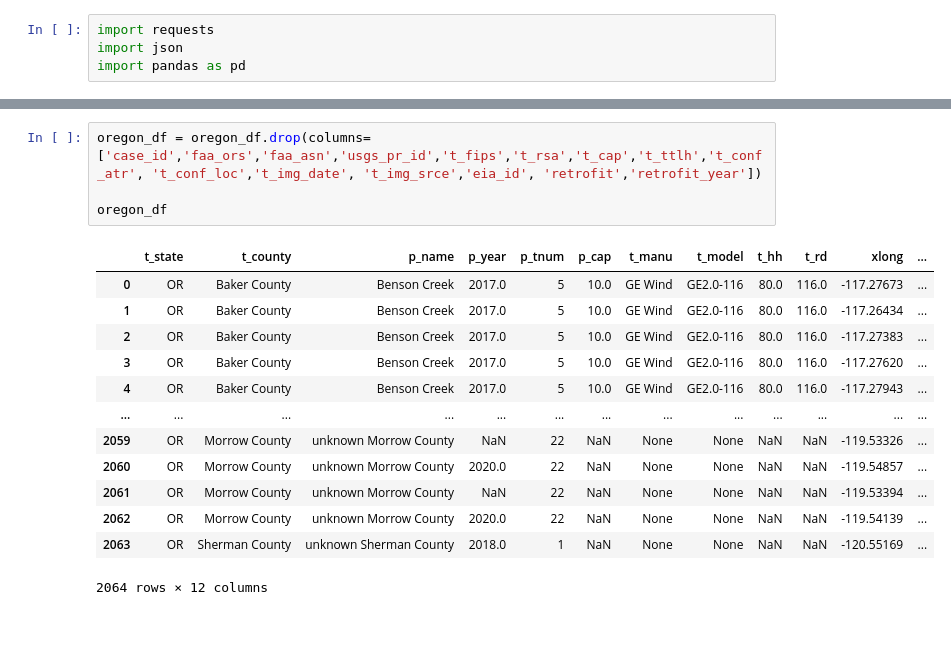
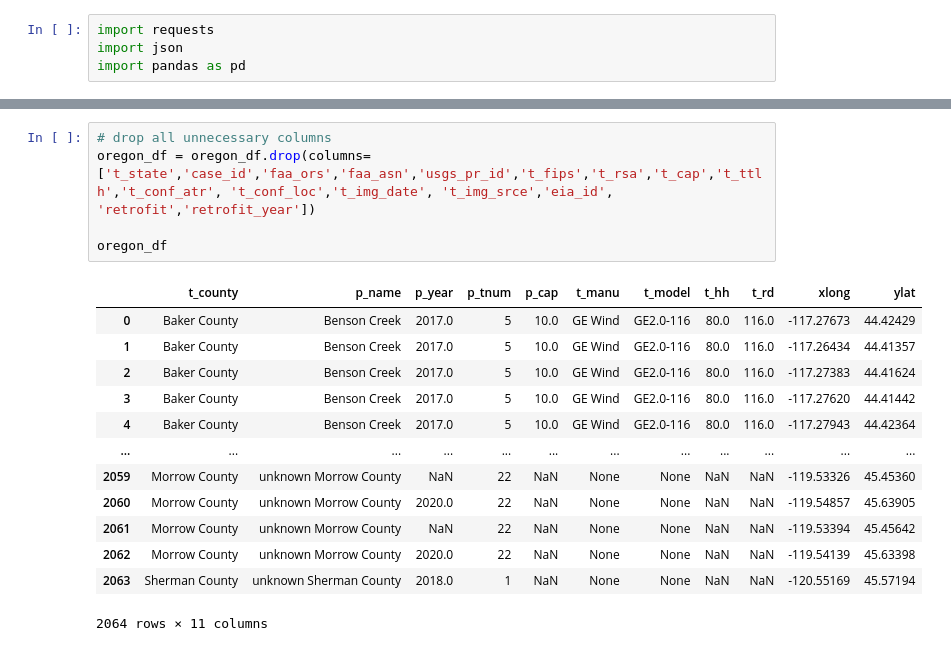
Before and after one commit to cjengleson/Project-1-Repo, a Jupyter notebook: Oregon Wind Farm Data/Oregon Wind Farms.ipynb, the cells around one changed output, grey strips where cells are left out. Drawn from its saved outputs; the diff is of its cells as text.

Commit message:
updated states

```diff
--- a/Oregon Wind Farm Data/Oregon Wind Farms.ipynb
+++ b/Oregon Wind Farm Data/Oregon Wind Farms.ipynb
@@ -71,18 +34,19 @@ Name: p_year, dtype: int64
 # %%
-oregon_df = oregon_df.drop(columns=['case_id','faa_ors','faa_asn','usgs_pr_id','t_fips','t_rsa','t_cap','t_ttlh','t_conf_atr', 't_conf_loc','t_img_date', 't_img_srce','eia_id', 'retrofit','retrofit_year'])
+# drop all unnecessary columns
+oregon_df = oregon_df.drop(columns=['t_state','case_id','faa_ors','faa_asn','usgs_pr_id','t_fips','t_rsa','t_cap','t_ttlh','t_conf_atr', 't_conf_loc','t_img_date', 't_img_srce','eia_id', 'retrofit','retrofit_year'])
 
 oregon_df
 # %% [output]
-|  | t_state | t_county | p_name | p_year | p_tnum | p_cap | t_manu | t_model | t_hh | t_rd | xlong | ... |
-| 0 | OR | Baker County | Benson Creek | 2017.0 | 5 | 10.0 | GE Wind | GE2.0-116 | 80.0 | 116.0 | -117.27673 | ... |
-| 1 | OR | Baker County | Benson Creek | 2017.0 | 5 | 10.0 | GE Wind | GE2.0-116 | 80.0 | 116.0 | -117.26434 | ... |
-| 2 | OR | Baker County | Benson Creek | 2017.0 | 5 | 10.0 | GE Wind | GE2.0-116 | 80.0 | 116.0 | -117.27383 | ... |
-| 3 | OR | Baker County | Benson Creek | 2017.0 | 5 | 10.0 | GE Wind | GE2.0-116 | 80.0 | 116.0 | -117.27620 | ... |
-| 4 | OR | Baker County | Benson Creek | 2017.0 | 5 | 10.0 | GE Wind | GE2.0-116 | 80.0 | 116.0 | -117.27943 | ... |
-| ... | ... | ... | ... | ... | ... | ... | ... | ... | ... | ... | ... | ... |
-| 2059 | OR | Morrow County | unknown Morrow County | NaN | 22 | NaN | None | None | NaN | NaN | -119.53326 | ... |
-| 2060 | OR | Morrow County | unknown Morrow County | 2020.0 | 22 | NaN | None | None | NaN | NaN | -119.54857 | ... |
-| 2061 | OR | Morrow County | unknown Morrow County | NaN | 22 | NaN | None | None | NaN | NaN | -119.53394 | ... |
-| 2062 | OR | Morrow County | unknown Morrow County | 2020.0 | 22 | NaN | None | None | NaN | NaN | -119.54139 | ... |
-| 2063 | OR | Sherman County | unknown Sherman County | 2018.0 | 1 | NaN | None | None | NaN | NaN | -120.55169 | ... |
+|  | t_county | p_name | p_year | p_tnum | p_cap | t_manu | t_model | t_hh | t_rd | xlong | ylat |
+| 0 | Baker County | Benson Creek | 2017.0 | 5 | 10.0 | GE Wind | GE2.0-116 | 80.0 | 116.0 | -117.27673 | 44.42429 |
+| 1 | Baker County | Benson Creek | 2017.0 | 5 | 10.0 | GE Wind | GE2.0-116 | 80.0 | 116.0 | -117.26434 | 44.41357 |
+| 2 | Baker County | Benson Creek | 2017.0 | 5 | 10.0 | GE Wind | GE2.0-116 | 80.0 | 116.0 | -117.27383 | 44.41624 |
+| 3 | Baker County | Benson Creek | 2017.0 | 5 | 10.0 | GE Wind | GE2.0-116 | 80.0 | 116.0 | -117.27620 | 44.41442 |
+| 4 | Baker County | Benson Creek | 2017.0 | 5 | 10.0 | GE Wind | GE2.0-116 | 80.0 | 116.0 | -117.27943 | 44.42364 |
+| ... | ... | ... | ... | ... | ... | ... | ... | ... | ... | ... | ... |
+| 2059 | Morrow County | unknown Morrow County | NaN | 22 | NaN | None | None | NaN | NaN | -119.53326 | 45.45360 |
+| 2060 | Morrow County | unknown Morrow County | 2020.0 | 22 | NaN | None | None | NaN | NaN | -119.54857 | 45.63905 |
+| 2061 | Morrow County | unknown Morrow County | NaN | 22 | NaN | None | None | NaN | NaN | -119.53394 | 45.45642 |
+| 2062 | Morrow County | unknown Morrow County | 2020.0 | 22 | NaN | None | None | NaN | NaN | -119.54139 | 45.63398 |
+| 2063 | Sherman County | unknown Sherman County | 2018.0 | 1 | NaN | None | None | NaN | NaN | -120.55169 | 45.57194 |
-2064 rows × 12 columns
+2064 rows × 11 columns
```
Also changed, not shown: parts of 17 cells of this notebook, 15 other files.
